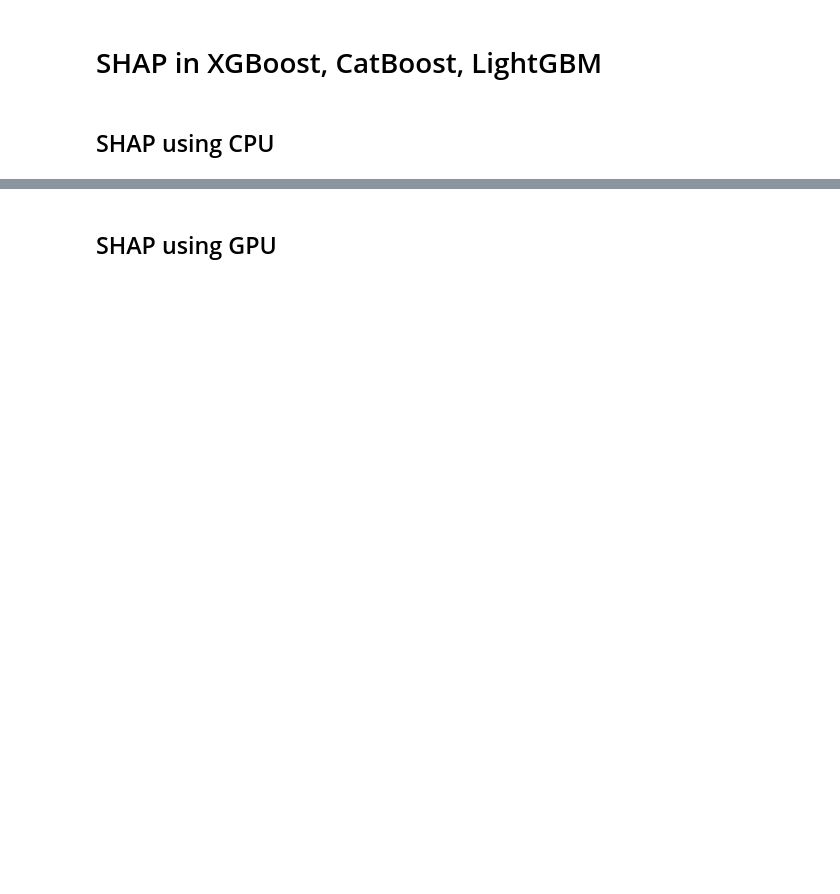
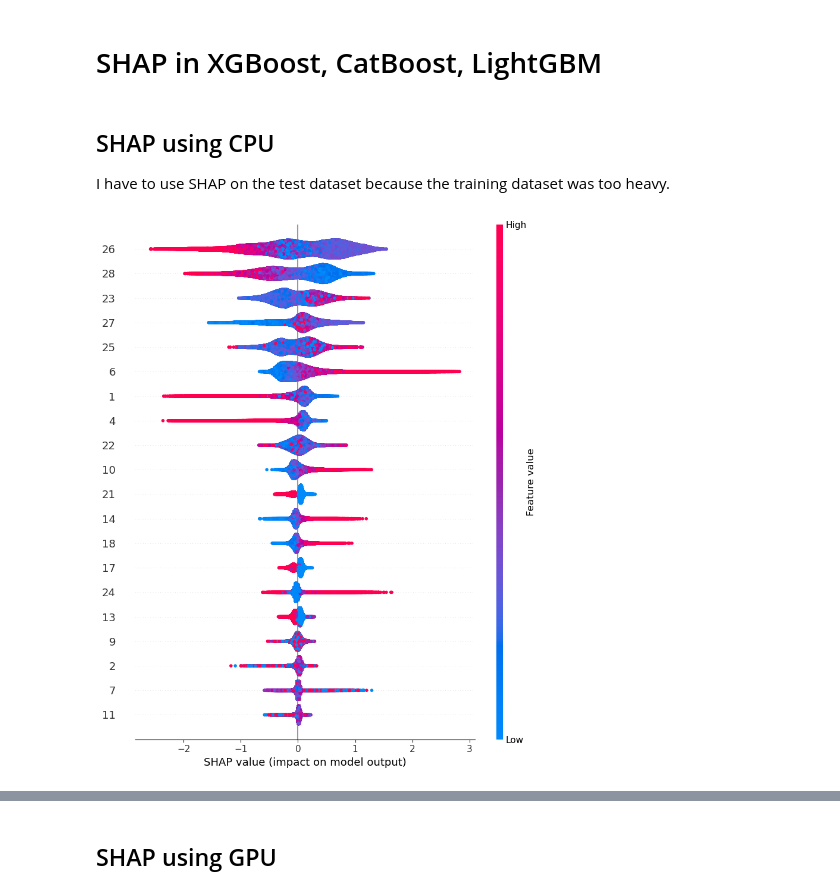
Before and after one commit to joaomh/xgboost-catboost-lgbm, a Jupyter notebook: xgboost-catboost-lgbm.ipynb, the cells around one changed output, grey strips where cells are left out. Cells and saved outputs as stored; diff of their text form; code cells hidden in the pictures; blank space fills up the shorter version.

```diff
--- a/xgboost-catboost-lgbm.ipynb
+++ b/xgboost-catboost-lgbm.ipynb
@@ -877,15 +910,19 @@ lgbm_model
 # %% [markdown]
 # SHAP in XGBoost, CatBoost, LightGBM
-# %% [markdown]
-## SHAP using CPU
+# %% [markdown]
+## SHAP using CPU
+
+I have to use SHAP on the test dataset because the training dataset was too heavy.
 # %%
 import shap
 time_cpu_shap = ['CPU']
 start = timeit.default_timer()
 explainer = shap.TreeExplainer(xgb_model)
-shap_values = explainer.shap_values(X_train)
+shap_values = explainer.shap_values(X_test)
 stop = timeit.default_timer()
 time_cpu_shap.append(stop-start)
-shap.summary_plot(shap_values[1], X_train,show=False)
+shap.summary_plot(shap_values, X_test,show=False)
+# %% [output]
+[figure, added]
 # %%
 import shap
```
Also changed, not shown: parts of 30 cells of this notebook.
